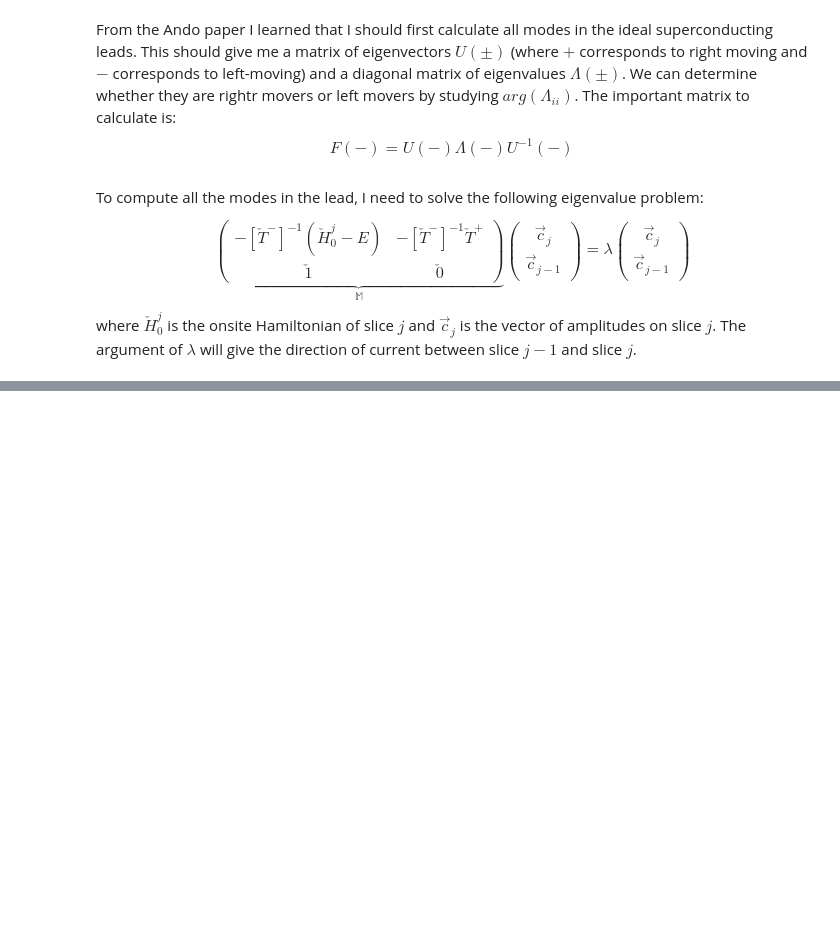
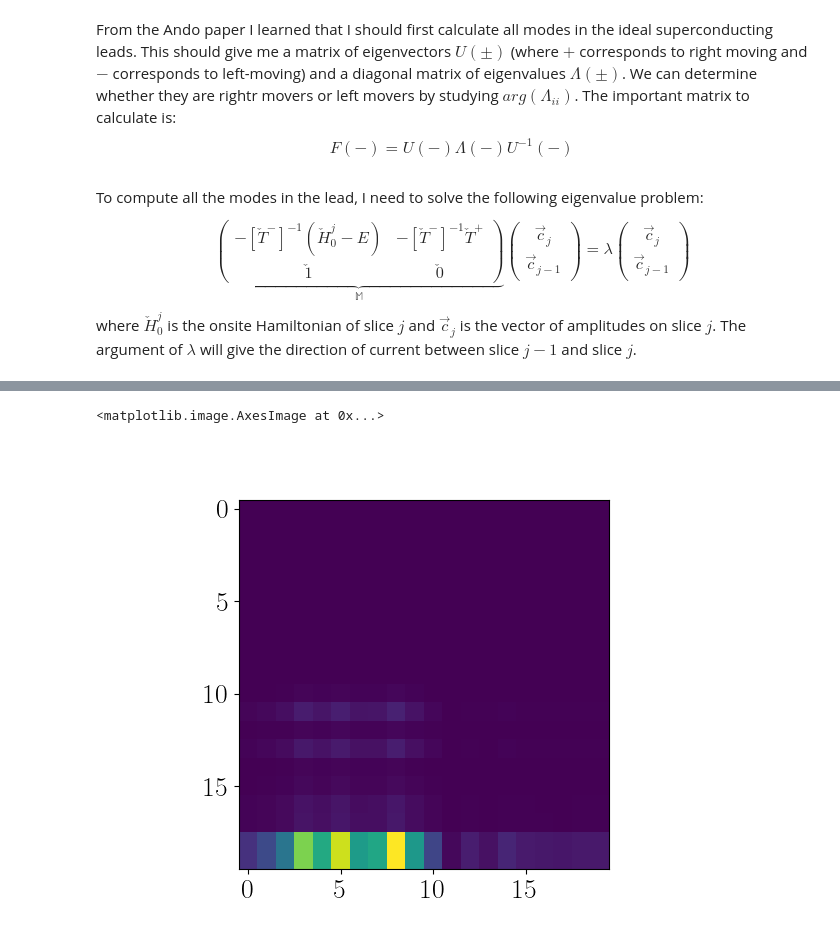
Before and after one commit to krishtoffel99/Josephson-Investigations-Old, a Jupyter notebook: Josephson effect and Supercurrents/DC_SNS_numerics.ipynb, the cells around one changed output, grey strips where cells are left out. Drawn from its saved outputs; the diff is of its cells as text; code cells hidden in the pictures; blank space fills up the shorter version.

```diff
--- a/Josephson effect and Supercurrents/DC_SNS_numerics.ipynb
+++ b/Josephson effect and Supercurrents/DC_SNS_numerics.ipynb
@@ -45,18 +47,23 @@ where $\check{H}^{j}_{0}$ is the onsite Hamiltonian of slice $j$ and $\vec{c}_{j
 # %%
 from dataclasses import dataclass
 from RGFtools import *
-
 @dataclass
 class JosephsonParameters:
-    W: float
-    L: float
+    W : int
+    L : int
     t: float
-    mu: float
+    flux : float
+    energy: float
     Delta: float
     phase: float
-    flux: float
-    T: float
-    n: int
+    mu: float
 
-params = JosephsonParameters(W=10, L=10, t=1, mu=0.5, Delta=2, phase=0.0*2*np.pi, flux=0, T=1, n=10)
+params = JosephsonParameters(W = 2 ,
+                             L = 10,
+                             t = 1,
+                             flux = 0,
+                             energy = 0.0,
+                             Delta = 0,
+                             phase = 0,
+                             mu = 0.5)
 # %%
@@ -162,0 +110,6 @@ print(I_n)
+# %%
+fig , ax = plt.subplots()
+ax.imshow(np.abs(transmissionmatrix))
+# %% [output]
+<matplotlib.image.AxesImage at 0x...>
+[figure, added]
```
Also changed, not shown: parts of 4 cells of this notebook.
